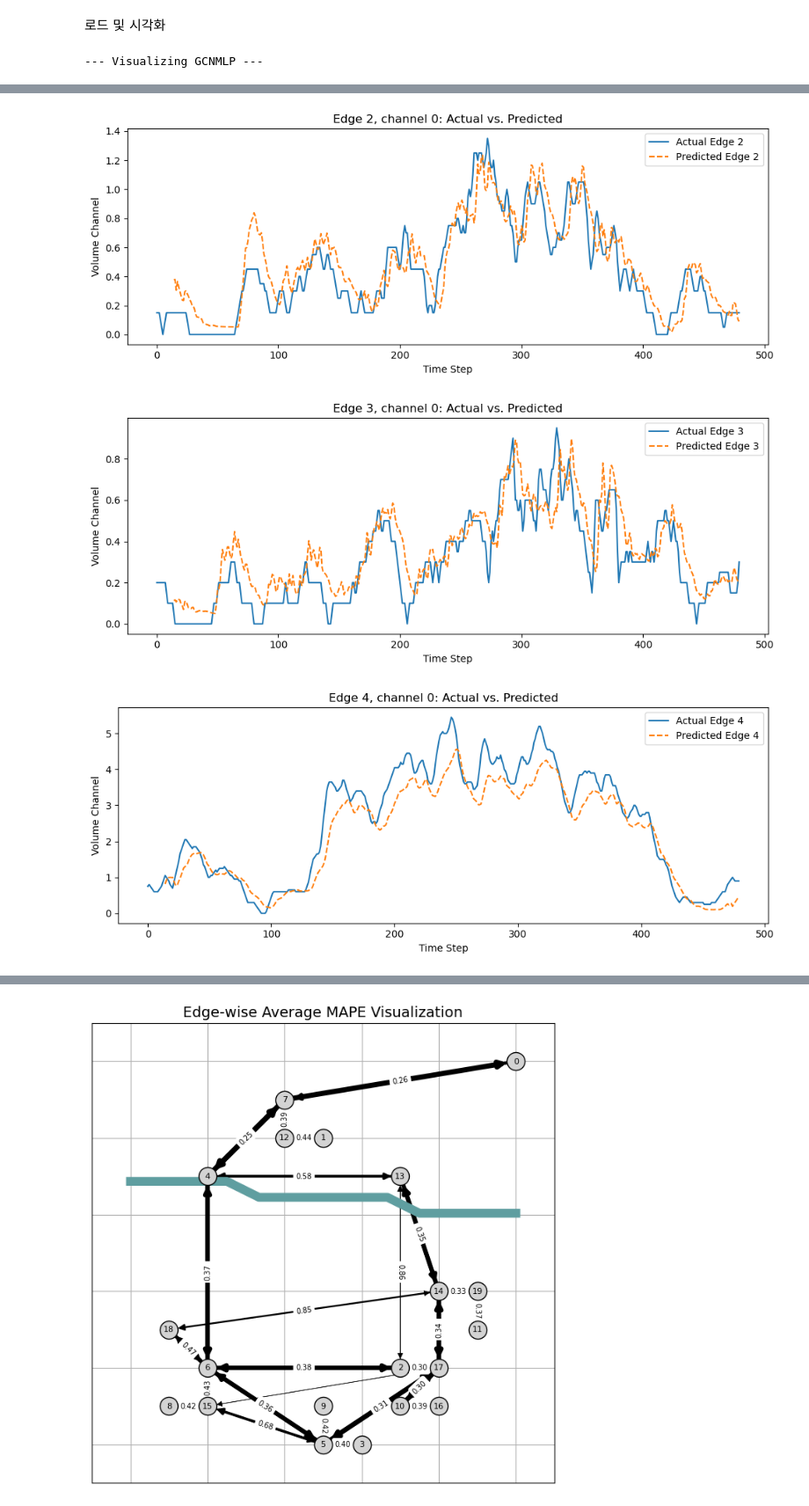
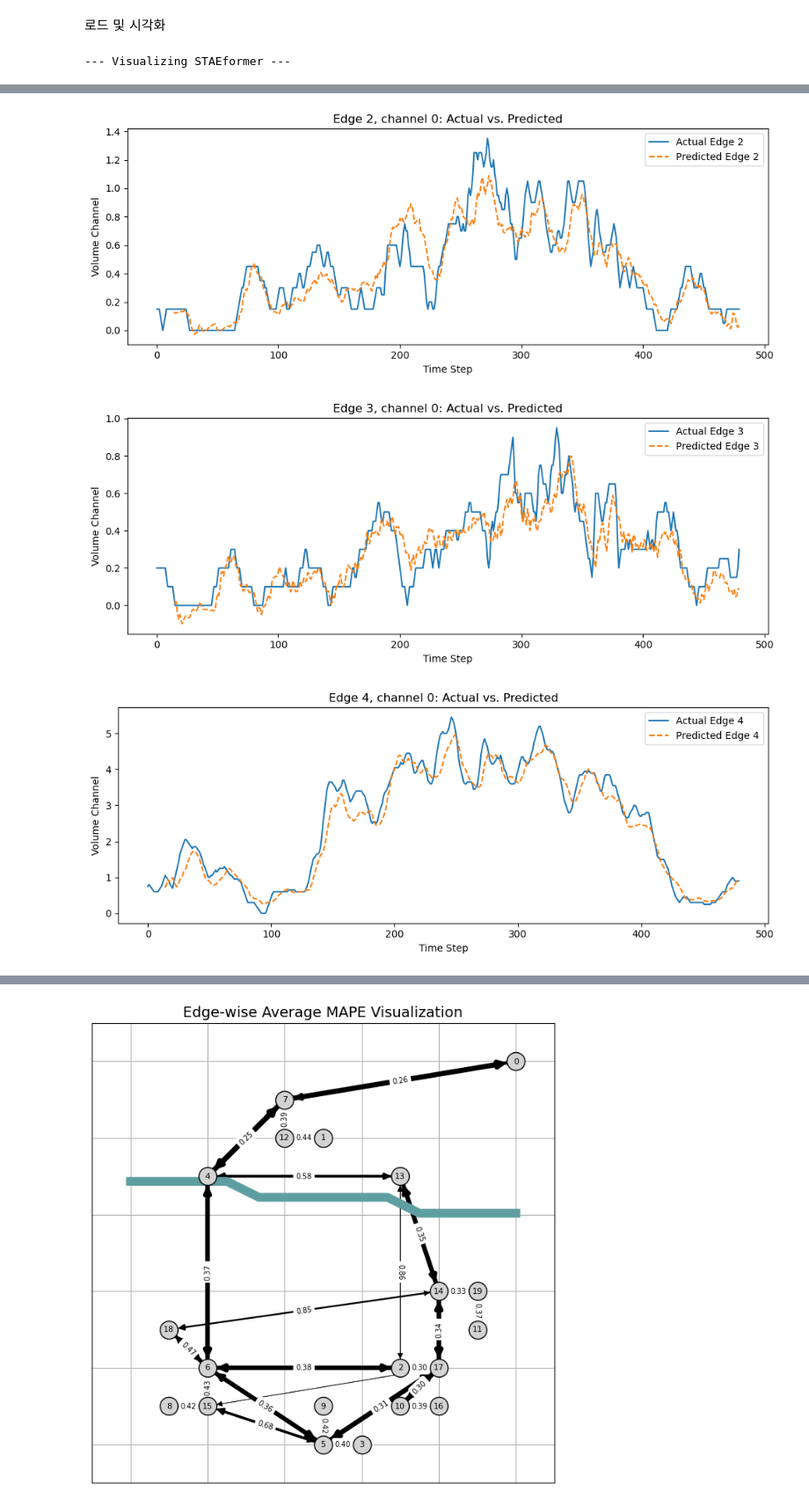
Before and after one commit to HiverXD/Traffic-Congestion-Prediction, a Jupyter notebook: src/baseline_train_refactoring.ipynb, the cells around one changed output, grey strips where cells are left out. Shown at 88% size. Drawn from its saved outputs; the diff is of its cells as text; code cells hidden in the pictures.

Commit message:
(add & test) STAEformer

```diff
--- a/src/baseline_train_refactoring.ipynb
+++ b/src/baseline_train_refactoring.ipynb
@@ -42,8 +177,8 @@ class MAPELoss(nn.Module):
         return loss.mean()
 # %%
 # 하이퍼파라미터 & 데이터셋 준비
-BATCH_SIZE = 64
-EPOCHS = 50
+BATCH_SIZE = 256
+EPOCHS = 100
 WINDOW = 12                   # 입력 시퀀스 길이
 N_PRED = 3                    # 예측 시퀀스 길이
 DEVICE = 'cuda' if torch.cuda.is_available() else 'cpu'
@@ -97,9 +232,9 @@ models = {
 #    "MLPBASED":  MLPBASED,
 #    "STGAT": STGAT,
 #    "STGCNWithAux": STGCNWithAux,
-#    "STLinear_h1": STLinear,
-#    "STLinear": STLinear
+#    "STAEformer": STAEformer,
+    "STLinear_h1": STLinear,
 #    "STLinear_HopBiased": STLinear_HopBiased,
-    "STLinear_SPE": STLinear_SPE
+#    "STLinear_SPE": STLinear_SPE
 }
 # %%
@@ -388,8 +304,9 @@ for name, ModelClass in models.items():
 # %%
 model.to(DEVICE)
+name = model.__class__.__name__
 print(f"\n--- Visualizing {name} ---")
 EDGE_IDS = [0,1,2,3,4,5,6]
 expanded_data = add_tod_dow(data, week_steps=week_steps, C_origin=C_origin)
 visualize_predictions(model, expanded_data, EDGE_IDS, DEVICE, EDGE_INDEX, EDGE_ATTR, interval=(480*5,480*6), channel=0)
 # %% [output]
---- Visualizing GCNMLP ---
+--- Visualizing STAEformer ---
@@ -398,3 +315,3 @@ visualize_predictions(model, expanded_data, EDGE_IDS, DEVICE, EDGE_INDEX, EDGE_A
-[figure, old version]
+[figure, new version]
-[figure, old version]
+[figure, new version]
-[figure, old version]
+[figure, new version]
```
Also changed, not shown: parts of 7 cells of this notebook, 1 other file.
